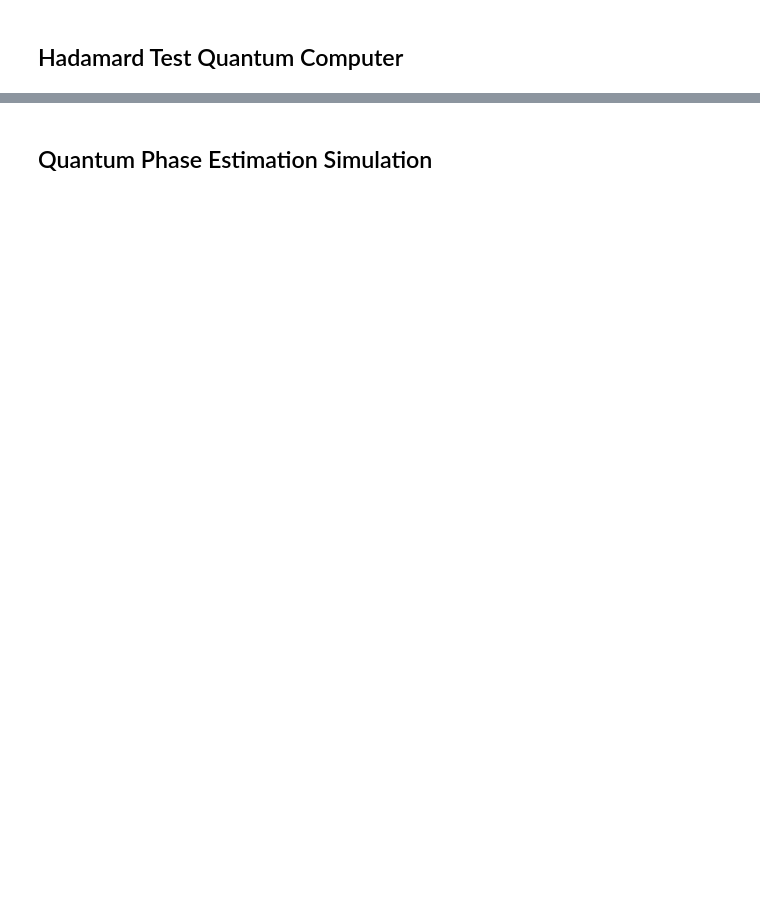
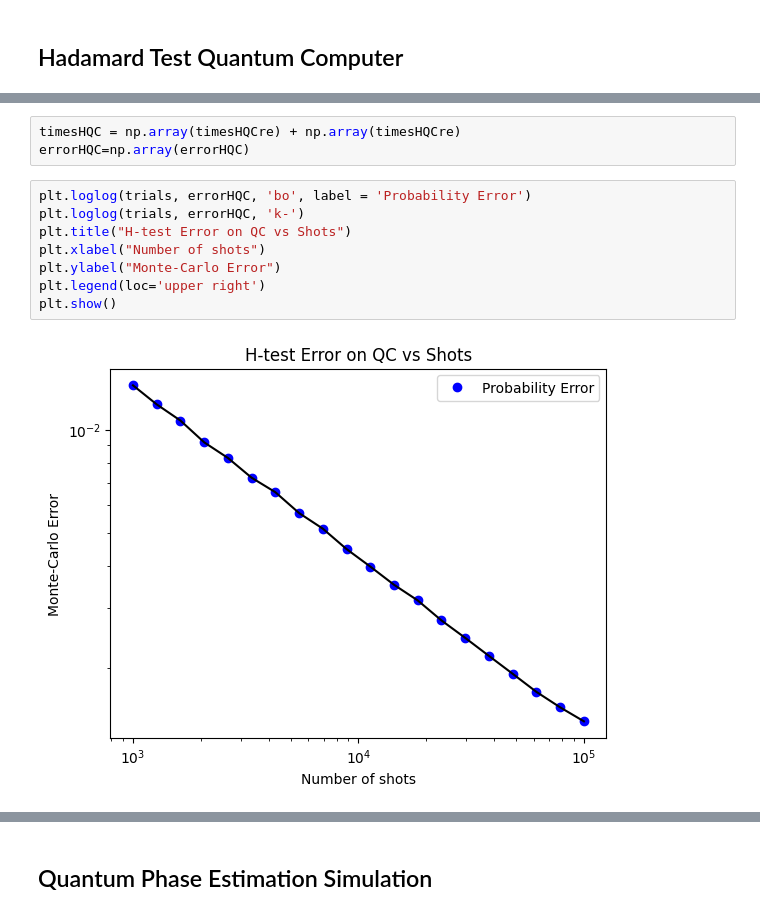
Before and after one commit to Quantum-Linear-Algebra/Intro-to-Quantum-Linear-Algebra, a Jupyter notebook: 6-Quantum_Phase_Estimation_vs_Hadamard_Test.ipynb, the cells around one changed output, grey strips where cells are left out. Drawn from its saved outputs; the diff is of its cells as text; blank space fills up the shorter version.

```diff
--- a/6-Quantum_Phase_Estimation_vs_Hadamard_Test.ipynb
+++ b/6-Quantum_Phase_Estimation_vs_Hadamard_Test.ipynb
@@ -181,0 +334,13 @@ plt.show()
+# %%
+timesHQC = np.array(timesHQCre) + np.array(timesHQCre)
+errorHQC=np.array(errorHQC)
+# %%
+plt.loglog(trials, errorHQC, 'bo', label = 'Probability Error')
+plt.loglog(trials, errorHQC, 'k-')
+plt.title("H-test Error on QC vs Shots")
+plt.xlabel("Number of shots")
+plt.ylabel("Monte-Carlo Error")
+plt.legend(loc='upper right')
+plt.show()
+# %% [output]
+[figure, added]
```
Also changed, not shown: parts of 48 cells of this notebook.
